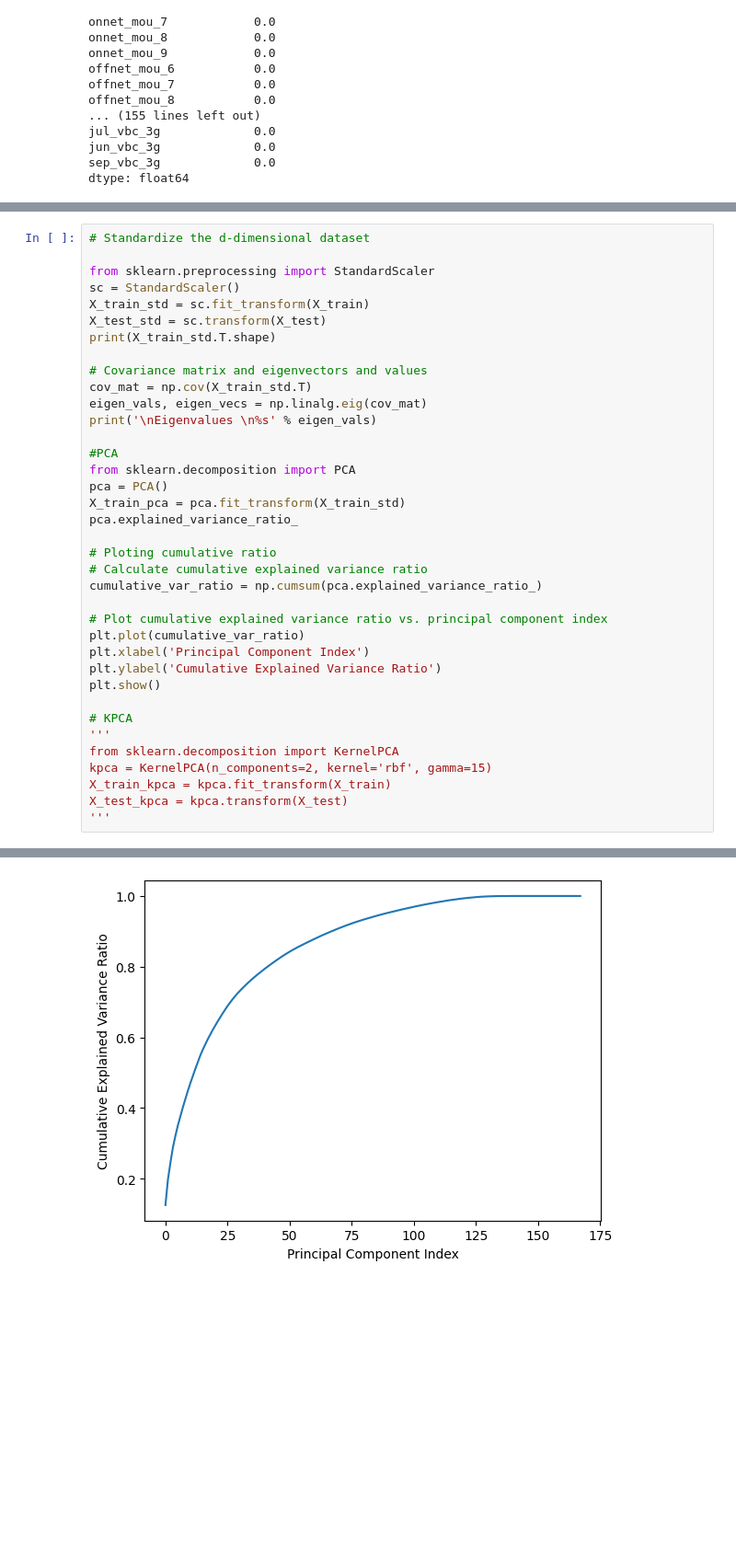
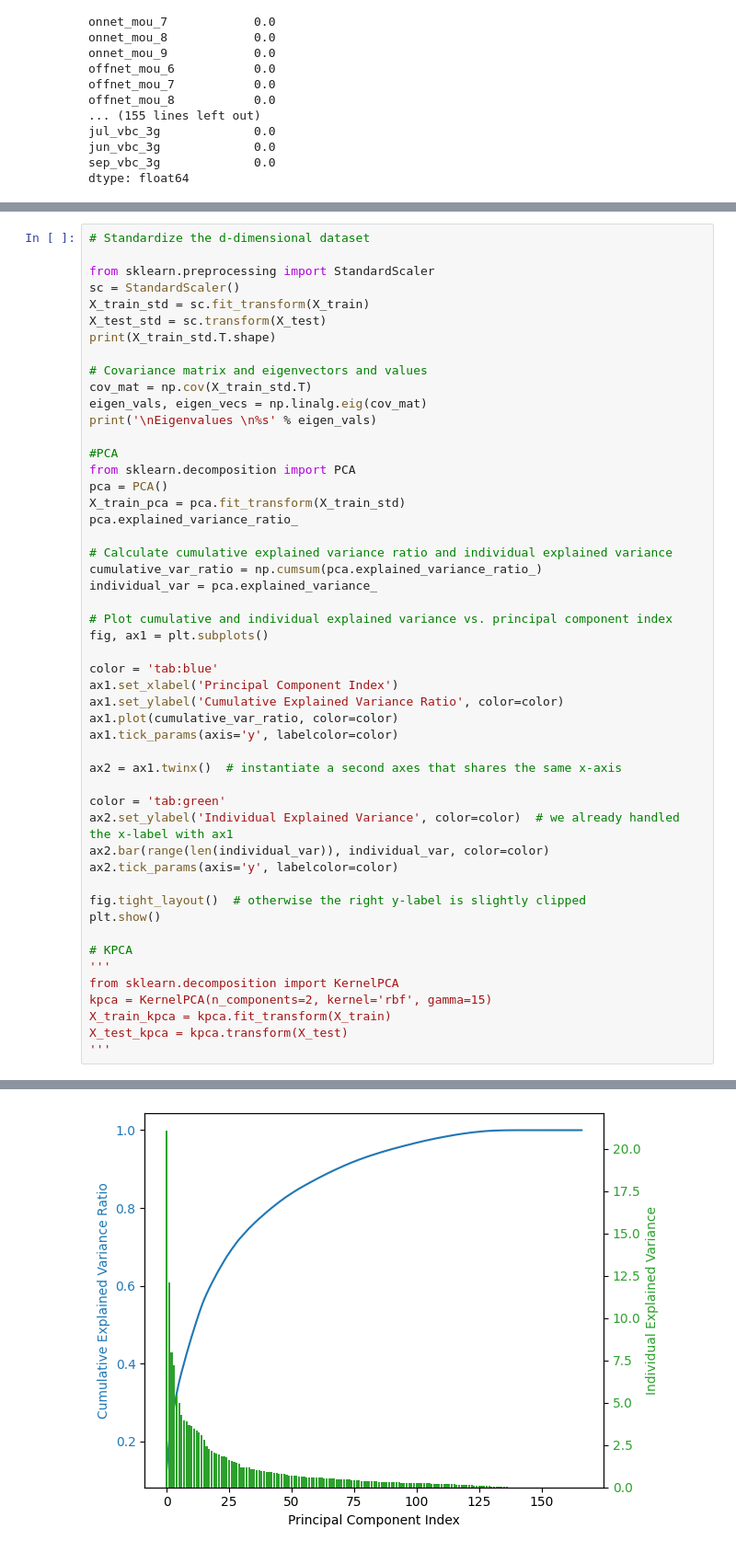
Before and after one commit to fsigs/nmsu-cs519-machine-learning-1-project, a Jupyter notebook: ps03/ML_Project.ipynb, the cells around one changed output, grey strips where cells are left out. Shown at 92% size. Saved outputs shown, nothing was run; the diff lists cells and outputs as text; blank space fills up the shorter version.

```diff
--- a/ps03/ML_Project.ipynb
+++ b/ps03/ML_Project.ipynb
@@ -321,14 +319,27 @@ pca = PCA()
 X_train_pca = pca.fit_transform(X_train_std)
 pca.explained_variance_ratio_
 
-# Ploting cumulative ratio
-# Calculate cumulative explained variance ratio
+# Calculate cumulative explained variance ratio and individual explained variance
 cumulative_var_ratio = np.cumsum(pca.explained_variance_ratio_)
+individual_var = pca.explained_variance_
 
-# Plot cumulative explained variance ratio vs. principal component index
-plt.plot(cumulative_var_ratio)
-plt.xlabel('Principal Component Index')
-plt.ylabel('Cumulative Explained Variance Ratio')
+# Plot cumulative and individual explained variance vs. principal component index
+fig, ax1 = plt.subplots()
+
+color = 'tab:blue'
+ax1.set_xlabel('Principal Component Index')
+ax1.set_ylabel('Cumulative Explained Variance Ratio', color=color)
+ax1.plot(cumulative_var_ratio, color=color)
+ax1.tick_params(axis='y', labelcolor=color)
+
+ax2 = ax1.twinx()  # instantiate a second axes that shares the same x-axis
+
+color = 'tab:green'
+ax2.set_ylabel('Individual Explained Variance', color=color)  # we already handled the x-label with ax1
+ax2.bar(range(len(individual_var)), individual_var, color=color)
+ax2.tick_params(axis='y', labelcolor=color)
+
+fig.tight_layout()  # otherwise the right y-label is slightly clipped
 plt.show()
 
 # KPCA
@@ -359,2 +370,2 @@ Eigenvalues
-[figure, old version]
+[figure, new version]
 "\nfrom sklearn.decomposition import KernelPCA\nkpca = KernelPCA(n_components=2, kernel='rbf', gamma=15)\nX_train_kpca = kpca.fit_transform(X_train)\nX_test_kpca = kpca.transform(X_test)\n"
```
Also changed, not shown: parts of 10 cells of this notebook.
